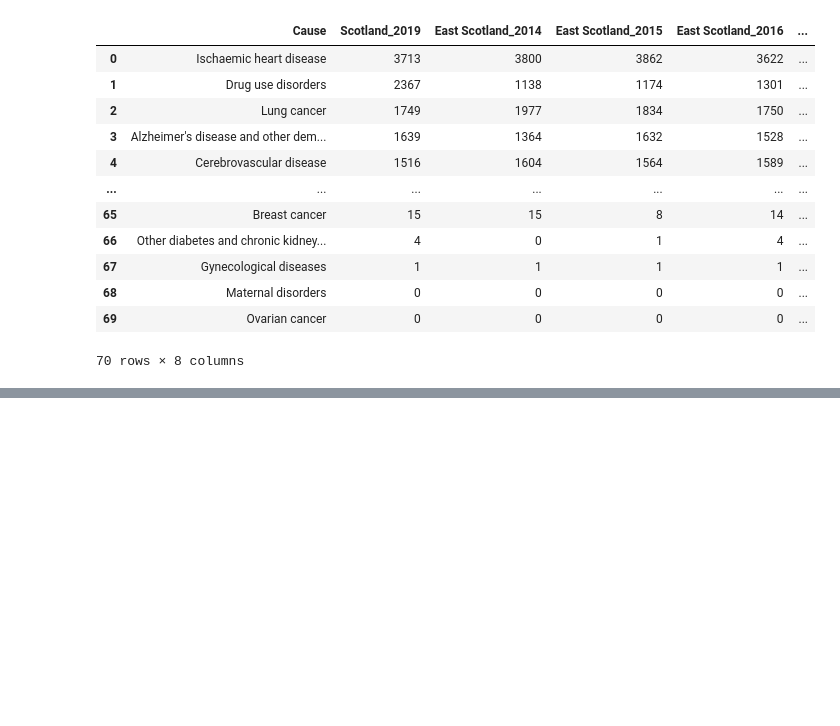
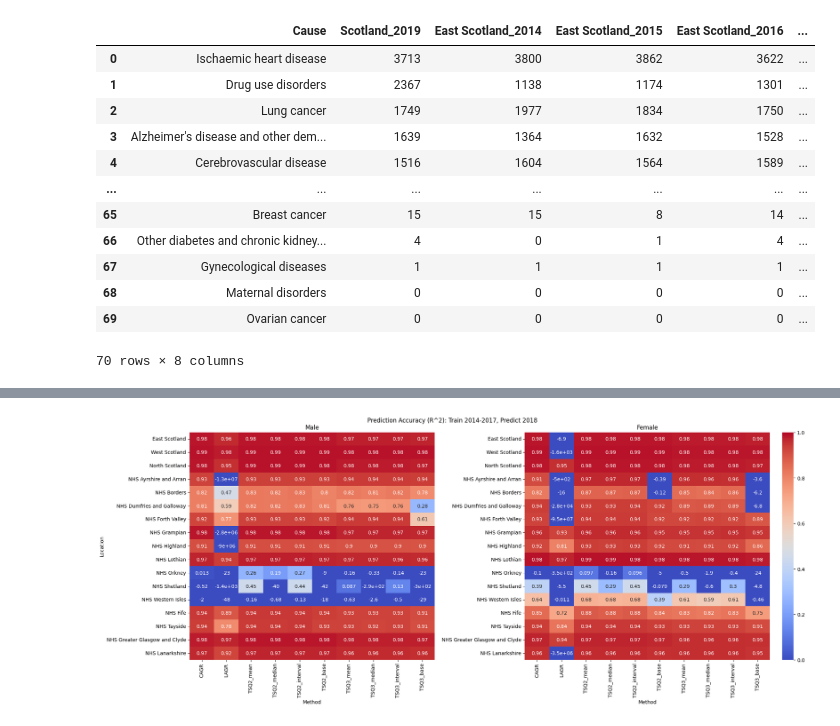
Before and after one commit to ASudu/Scotland_BOD, a Jupyter notebook: regression.ipynb, the cells around one changed output, grey strips where cells are left out. Drawn from its saved outputs; the diff is of its cells as text; code cells hidden in the pictures; blank space fills up the shorter version.

Commit message:
modularized

```diff
--- a/regression.ipynb
+++ b/regression.ipynb
@@ -228,0 +301,5 @@ plt.show()
+# %%
+# Run the same modular pipeline with training window 2014-2017, predict 2018
+end_yr = 2017
+dfs2, accuracy_df_2017 = run_growth_pipeline(dfs_source=dfs, start_yr=2014, end_yr=end_yr)
+accuracy_df_2017
@@ -228,0 +324,7 @@ plt.show()
+# %%
+plot_accuracy_heatmap(
+    accuracy_df_2017,
+    title=f"Prediction Accuracy (R^2): Train 2014-{end_yr}, Predict {end_yr + 1}"
+)
+# %% [output]
+[figure, added]
```
Also changed, not shown: parts of 22 cells of this notebook.
